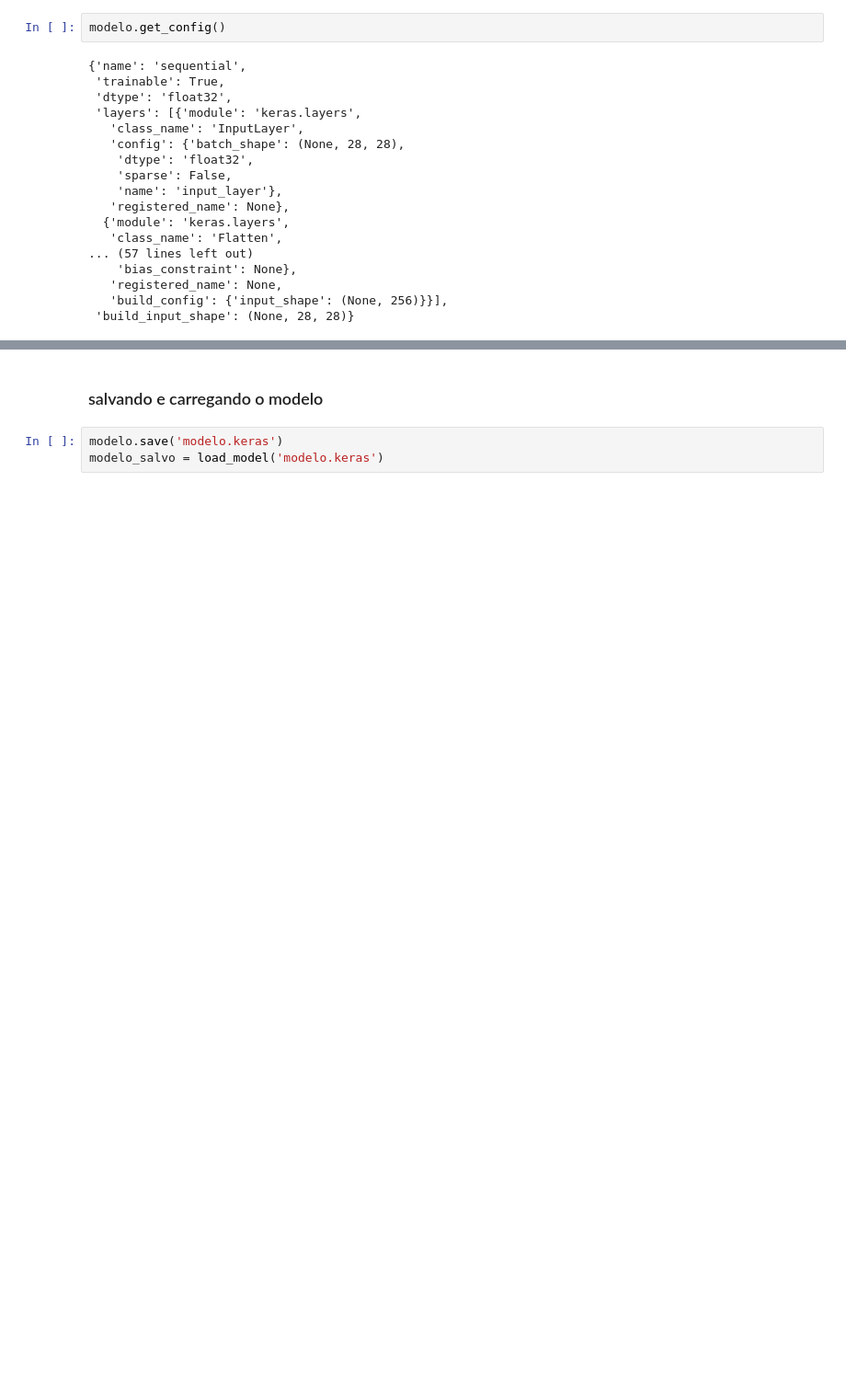
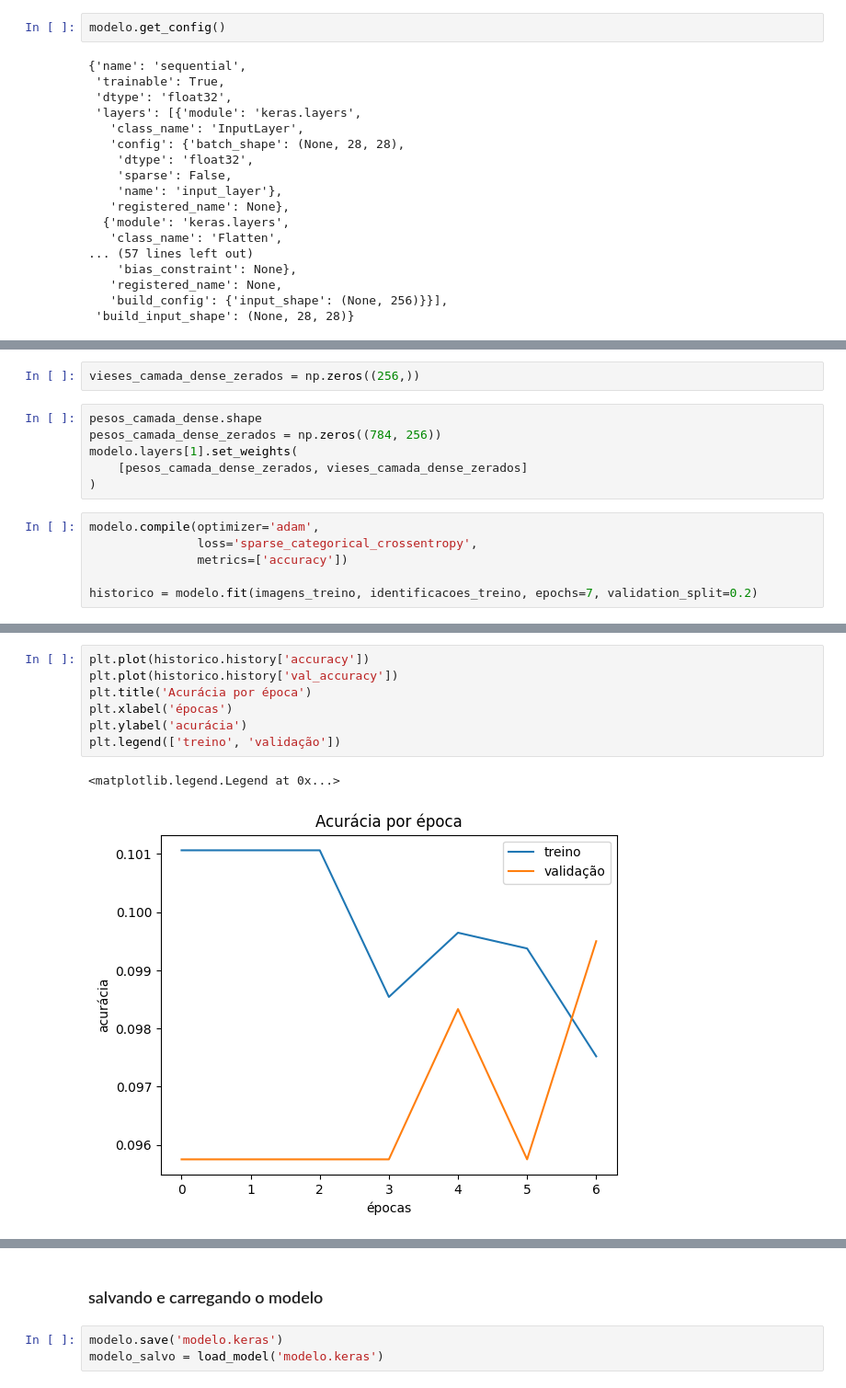
Before and after one commit to C3P0gan/Tutorials, a Jupyter notebook: Alura/Formacao_Machine_Learning_Avancada/Deep_Learning_parte_2_Keras/modelo.ipynb, the cells around one changed output, grey strips where cells are left out. Shown at 92% size. Drawn from its saved outputs; the diff is of its cells as text; blank space fills up the shorter version.

```diff
--- a/Alura/Formacao_Machine_Learning_Avancada/Deep_Learning_parte_2_Keras/modelo.ipynb
+++ b/Alura/Formacao_Machine_Learning_Avancada/Deep_Learning_parte_2_Keras/modelo.ipynb
@@ -284,0 +294,14 @@ modelo.get_config()
+# %%
+vieses_camada_dense_zerados = np.zeros((256,))
+# %%
+pesos_camada_dense.shape
+pesos_camada_dense_zerados = np.zeros((784, 256))
+modelo.layers[1].set_weights(
+    [pesos_camada_dense_zerados, vieses_camada_dense_zerados]
+)
+# %%
+modelo.compile(optimizer='adam',
+               loss='sparse_categorical_crossentropy',
+               metrics=['accuracy'])
+
+historico = modelo.fit(imagens_treino, identificacoes_treino, epochs=7, validation_split=0.2)
@@ -284,0 +323,10 @@ modelo.get_config()
+# %%
+plt.plot(historico.history['accuracy'])
+plt.plot(historico.history['val_accuracy'])
+plt.title('Acurácia por época')
+plt.xlabel('épocas')
+plt.ylabel('acurácia')
+plt.legend(['treino', 'validação'])
+# %% [output]
+<matplotlib.legend.Legend at 0x...>
+[figure, added]
```
Also changed, not shown: parts of 16 cells of this notebook.
